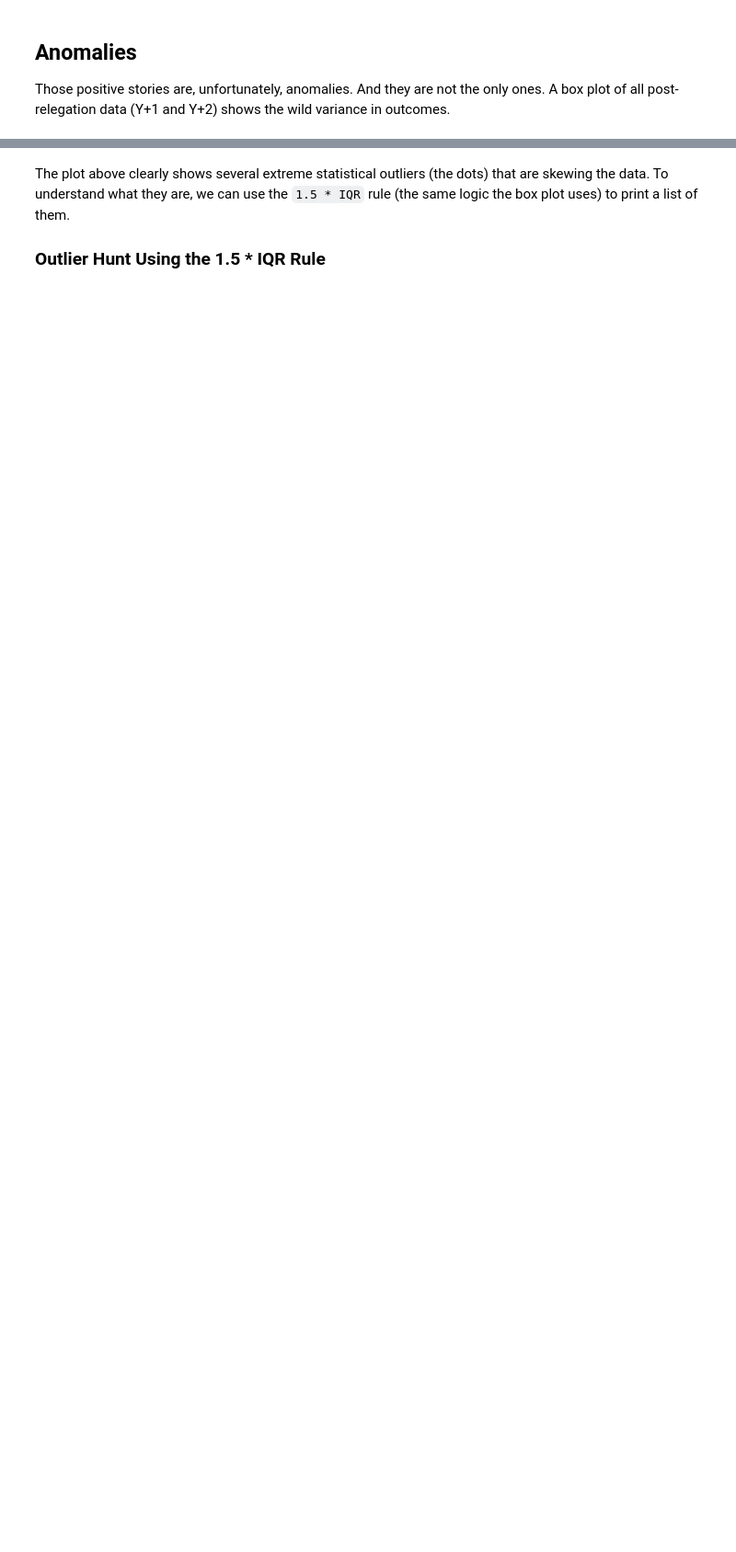
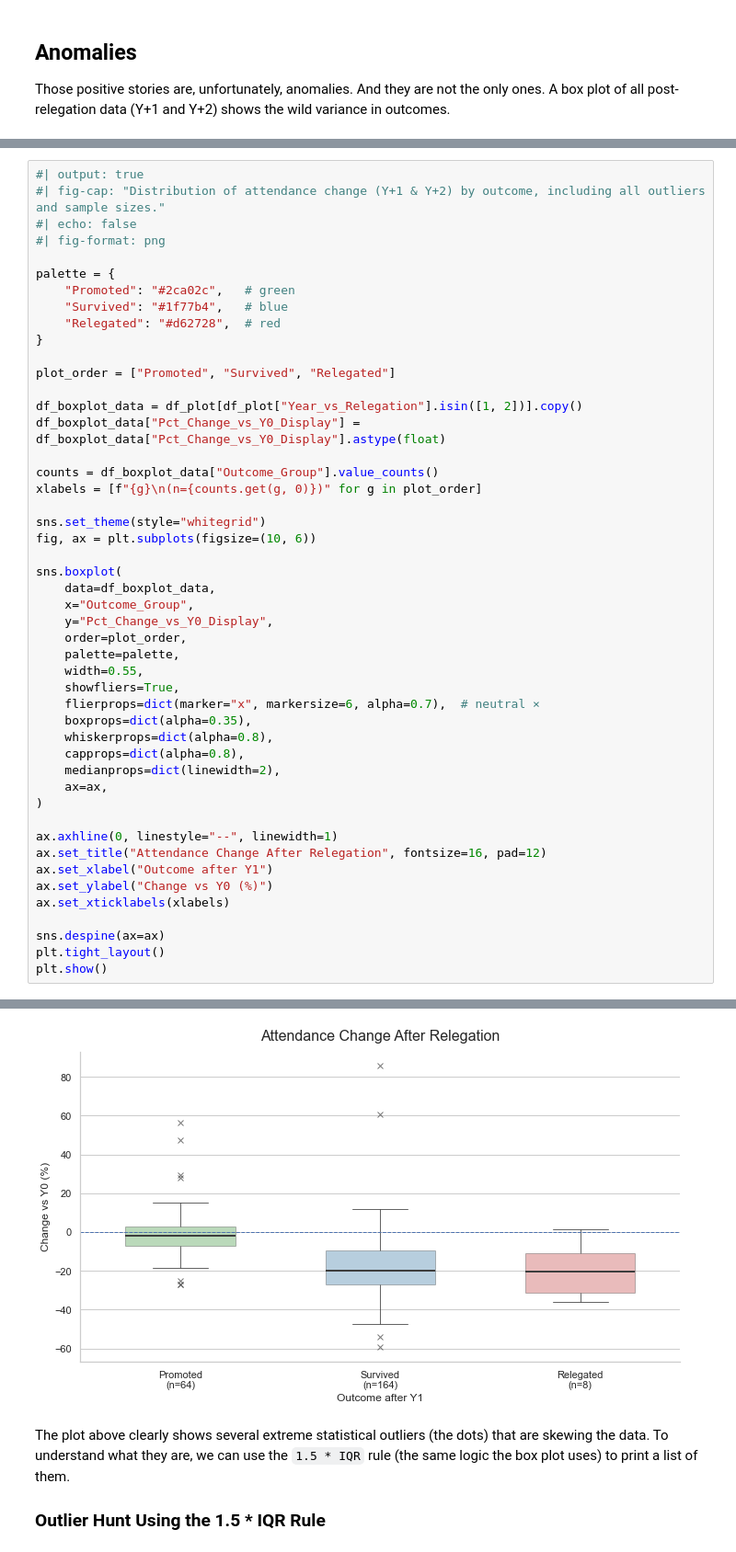
Before and after one commit to diggydigsdata/diggydigsdata.github.io, a Jupyter notebook: posts/post-relegation-attendance/index.ipynb, the cells around one changed output, grey strips where cells are left out. Shown at 92% size. Saved outputs shown, nothing was run; the diff lists cells and outputs as text; blank space fills up the shorter version.

```diff
--- a/posts/post-relegation-attendance/index.ipynb
+++ b/posts/post-relegation-attendance/index.ipynb
@@ -687,0 +266,49 @@ plt.show()
+# %%
+#| output: true
+#| fig-cap: "Distribution of attendance change (Y+1 & Y+2) by outcome, including all outliers and sample sizes."
+#| echo: false
+#| fig-format: png
+
+palette = {
+    "Promoted": "#2ca02c",   # green
+    "Survived": "#1f77b4",   # blue
+    "Relegated": "#d62728",  # red
+}
+
+plot_order = ["Promoted", "Survived", "Relegated"]
+
+df_boxplot_data = df_plot[df_plot["Year_vs_Relegation"].isin([1, 2])].copy()
+df_boxplot_data["Pct_Change_vs_Y0_Display"] = df_boxplot_data["Pct_Change_vs_Y0_Display"].astype(float)
+
+counts = df_boxplot_data["Outcome_Group"].value_counts()
+xlabels = [f"{g}\n(n={counts.get(g, 0)})" for g in plot_order]
+
+sns.set_theme(style="whitegrid")
+fig, ax = plt.subplots(figsize=(10, 6))
+
+sns.boxplot(
+    data=df_boxplot_data,
+    x="Outcome_Group",
+    y="Pct_Change_vs_Y0_Display",
+    order=plot_order,
+    palette=palette,
+    width=0.55,
+    showfliers=True,
+    flierprops=dict(marker="x", markersize=6, alpha=0.7),  # neutral ×
+    boxprops=dict(alpha=0.35),
+    whiskerprops=dict(alpha=0.8),
+    capprops=dict(alpha=0.8),
+    medianprops=dict(linewidth=2),
+    ax=ax,
+)
+
+ax.axhline(0, linestyle="--", linewidth=1)
+ax.set_title("Attendance Change After Relegation", fontsize=16, pad=12)
+ax.set_xlabel("Outcome after Y1")
+ax.set_ylabel("Change vs Y0 (%)")
+ax.set_xticklabels(xlabels)
+
+sns.despine(ax=ax)
+plt.tight_layout()
+plt.show()
+# %% [output]
@@ -688,3 +318,4 @@ plt.show()
+[figure, added]
 # %% [markdown]
 The plot above clearly shows several extreme statistical outliers (the dots) that are skewing the data. To understand what they are, we can use the `1.5 * IQR` rule (the same logic the box plot uses) to print a list of them.
 
```
Also changed, not shown: parts of 8 cells of this notebook, 28 other files.
